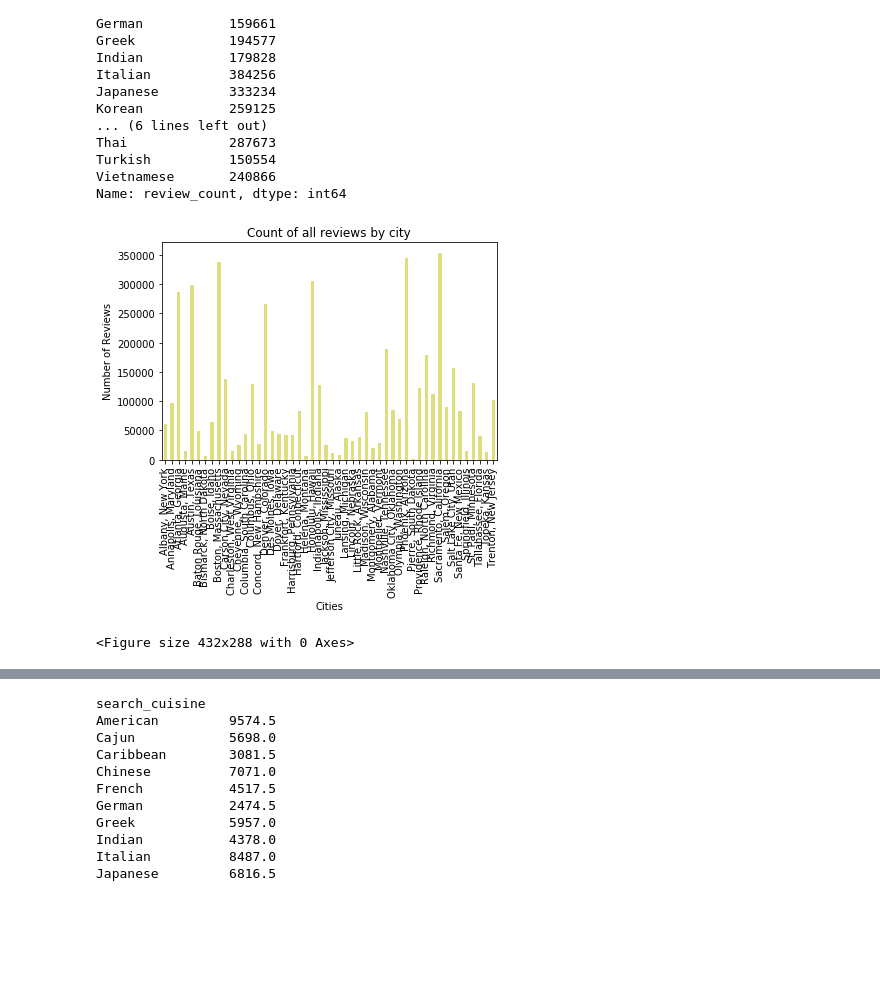
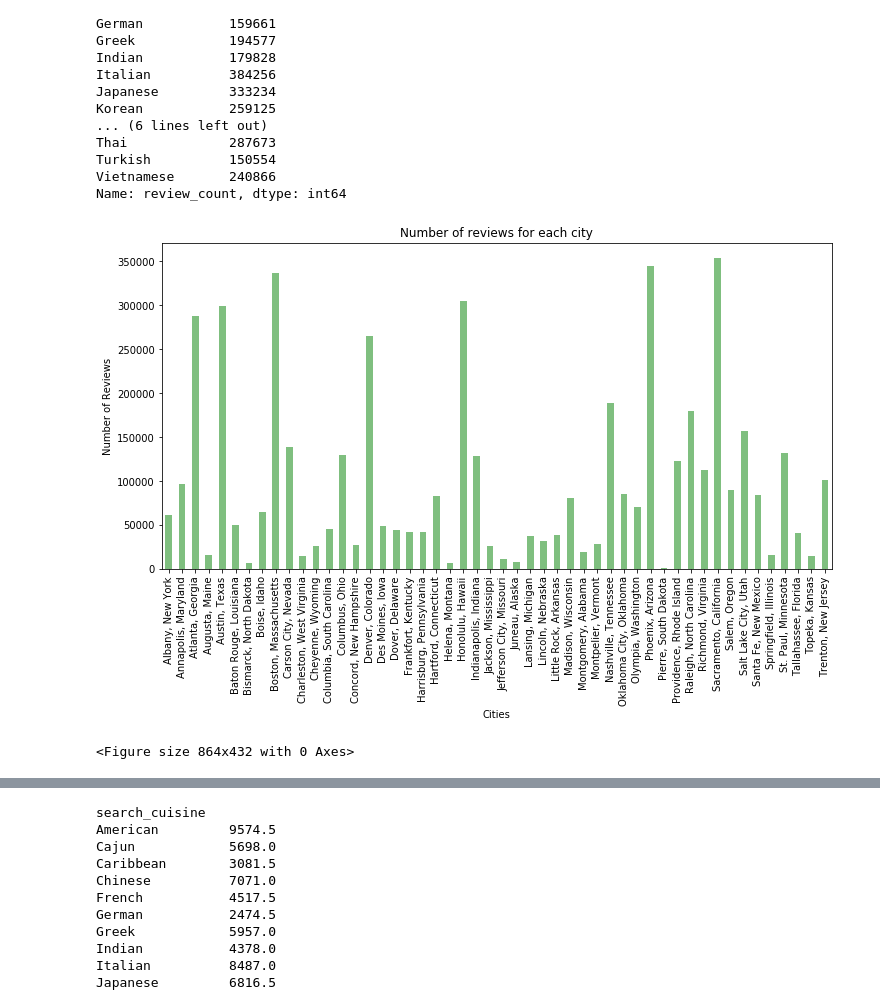
Before and after one commit to Cnw695/Project_1, a Jupyter notebook: yelp_part2_dataprocessing_2_Nicole.ipynb, the cells around one changed output, grey strips where cells are left out. Drawn from its saved outputs; the diff is of its cells as text; code cells hidden in the pictures; blank space fills up the shorter version.

Commit message:
Nicole

```diff
--- a/yelp_part2_dataprocessing_2_Nicole.ipynb
+++ b/yelp_part2_dataprocessing_2_Nicole.ipynb
@@ -240 +240,4 @@ plt.tight_layout()
+# %%
+import matplotlib.pyplot as plt
+plt.rcParams['figure.figsize'] = (12,6)
 # %%
@@ -260,13 +264,13 @@ Vietnamese       240866
 Name: review_count, dtype: int64
 # %%
 nicole = yelp_gb_citiescount['review_count'].sum()
-cuisine_chart = nicole.plot(kind='bar', color='y', alpha=0.5, align="center", title='Count of all reviews by city')
+cuisine_chart = nicole.plot(kind='bar', color='g', alpha=0.5, align="center", title='Number of reviews for each city')
 cuisine_chart.set_xlabel("Cities")
 cuisine_chart.set_ylabel('Number of Reviews')
 
 
 plt.show()
 plt.tight_layout()
 # %% [output]
-[figure, old version]
+[figure, new version]
-<Figure size 432x288 with 0 Axes>
+<Figure size 864x432 with 0 Axes>
```
Also changed, not shown: parts of 14 cells of this notebook.
